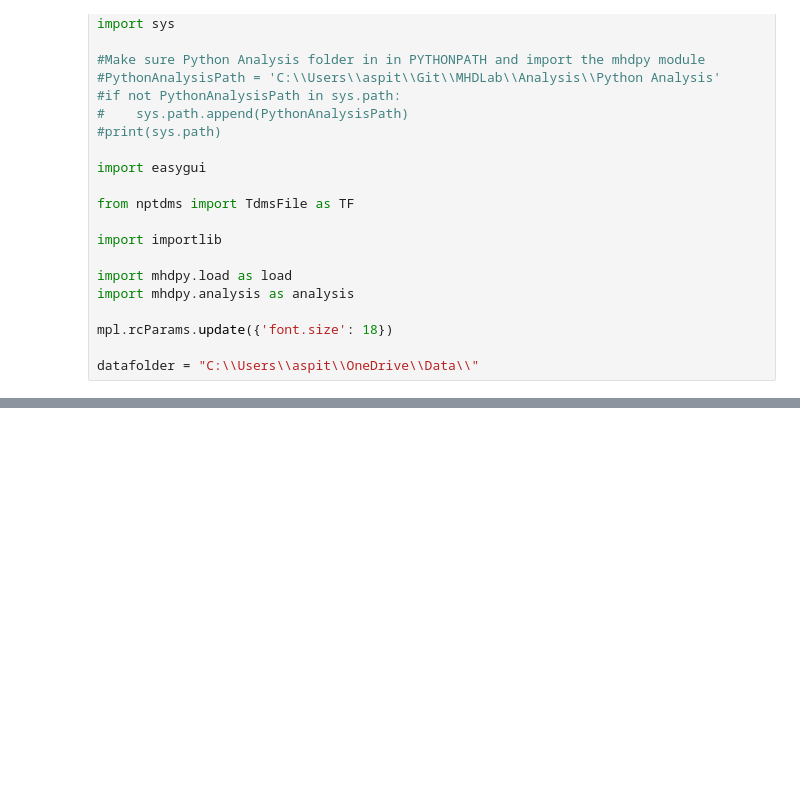
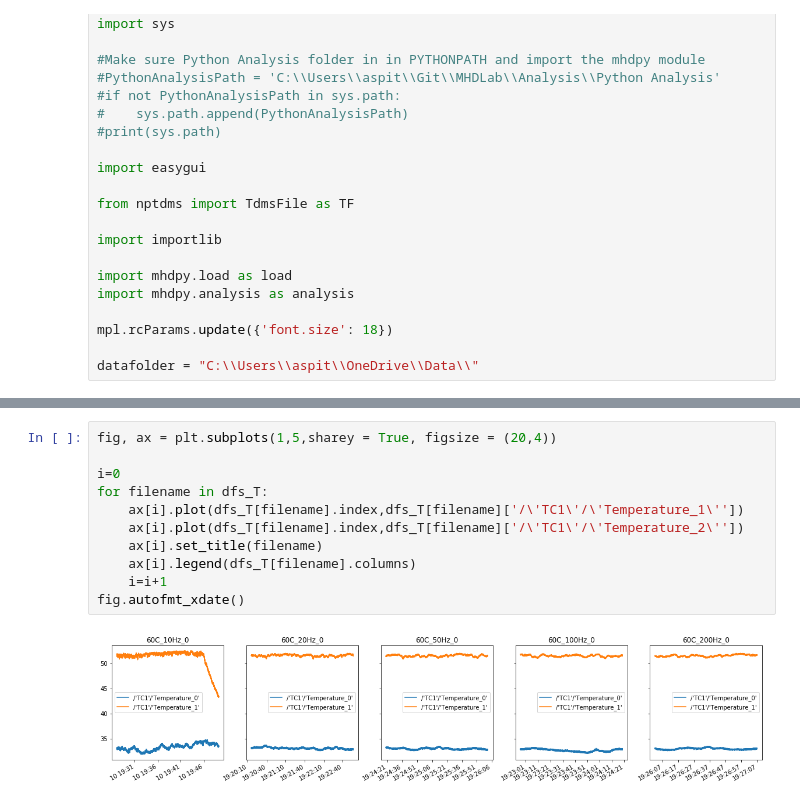
Before and after one commit to msb002/MHDlab, a Jupyter notebook: Analysis/Jupyter Notebooks/TRPL/VaporTubes 10-10-18.ipynb, the cells around one changed output, grey strips where cells are left out. Saved outputs shown, nothing was run; the diff lists cells and outputs as text; blank space fills up the shorter version.

```diff
--- a/Analysis/Jupyter Notebooks/TRPL/VaporTubes 10-10-18.ipynb
+++ b/Analysis/Jupyter Notebooks/TRPL/VaporTubes 10-10-18.ipynb
@@ -83,0 +110,13 @@ Text(0.5,0,'frame #')
+# %%
+fig, ax = plt.subplots(1,5,sharey = True, figsize = (20,4))
+
+i=0
+for filename in dfs_T:
+    ax[i].plot(dfs_T[filename].index,dfs_T[filename]['/\'TC1\'/\'Temperature_1\''])
+    ax[i].plot(dfs_T[filename].index,dfs_T[filename]['/\'TC1\'/\'Temperature_2\''])
+    ax[i].set_title(filename)
+    ax[i].legend(dfs_T[filename].columns)
+    i=i+1
+fig.autofmt_xdate()
+# %% [output]
+[figure, added]
```
Also changed, not shown: parts of 5 cells of this notebook, 1 other file.
